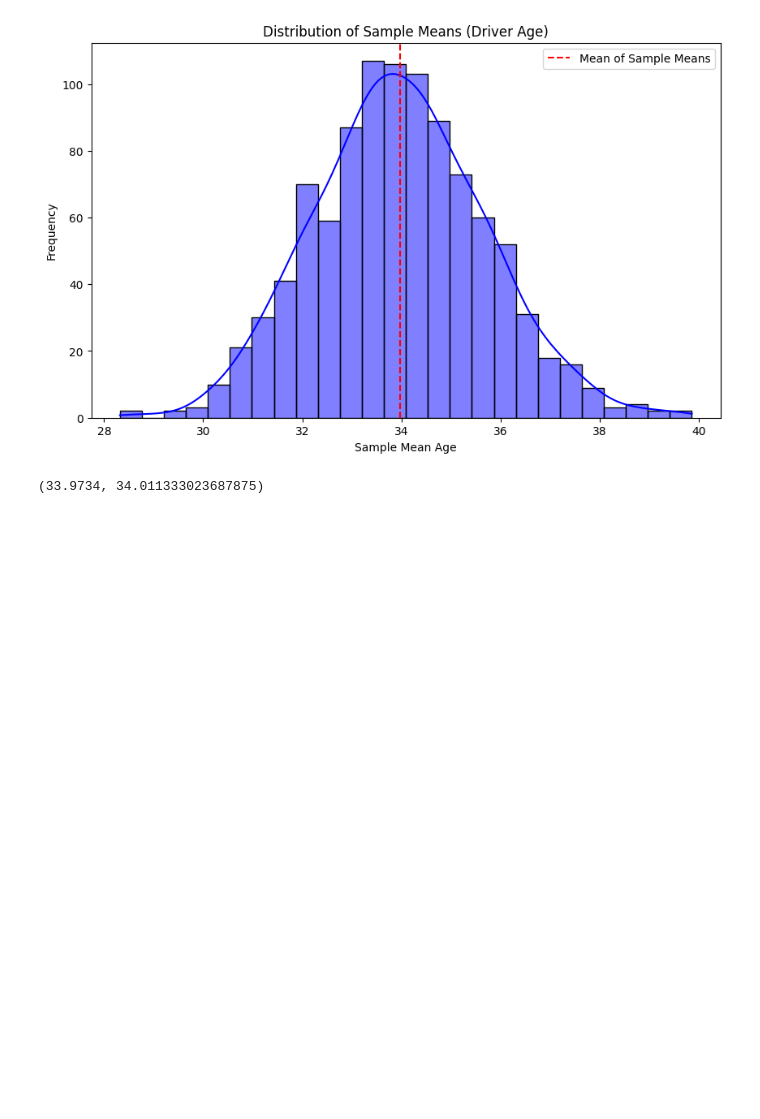
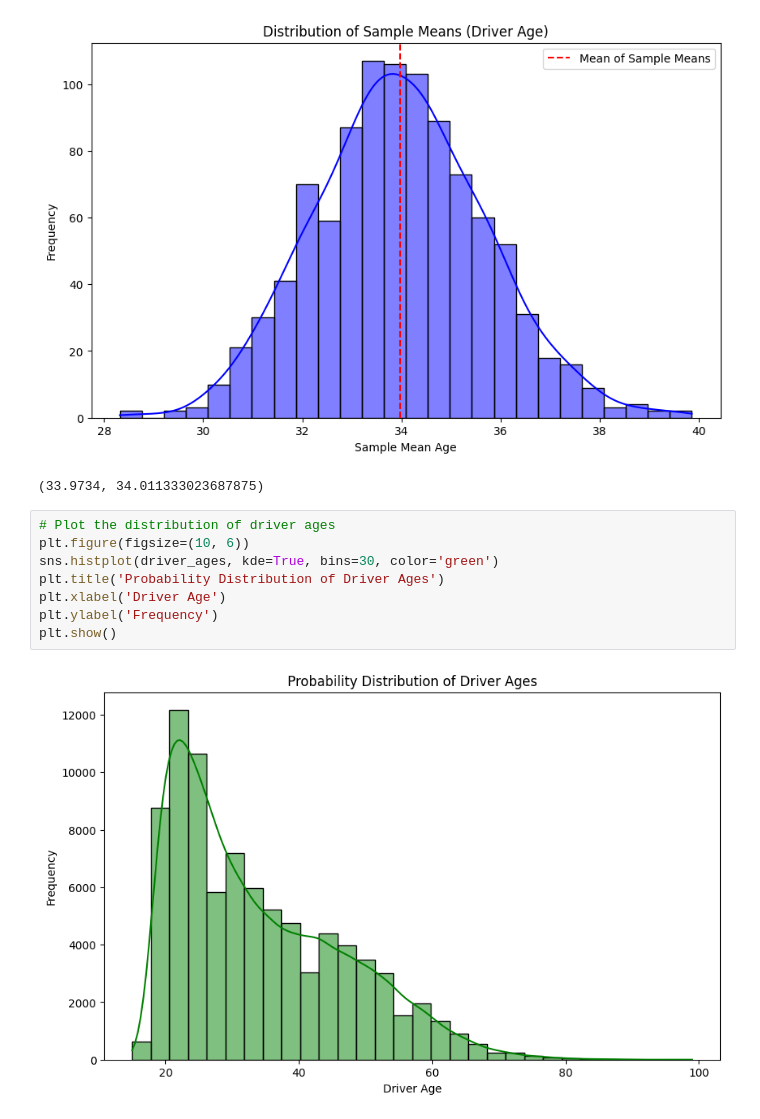
Before and after one commit to tonywangs/open-police-project, a Jupyter notebook: RI_Analysis.ipynb, the cells around one changed output. Cells and saved outputs as stored; diff of their text form; blank space fills up the shorter version.

```diff
--- a/RI_Analysis.ipynb
+++ b/RI_Analysis.ipynb
@@ -381,3 +381,13 @@ np.mean(sample_means), driver_ages.mean()
 # %% [output]
 [figure]
 (33.9734, 34.011333023687875)
+# %%
+# Plot the distribution of driver ages
+plt.figure(figsize=(10, 6))
+sns.histplot(driver_ages, kde=True, bins=30, color='green')
+plt.title('Probability Distribution of Driver Ages')
+plt.xlabel('Driver Age')
+plt.ylabel('Frequency')
+plt.show()
+# %% [output]
+[figure, added]
```
